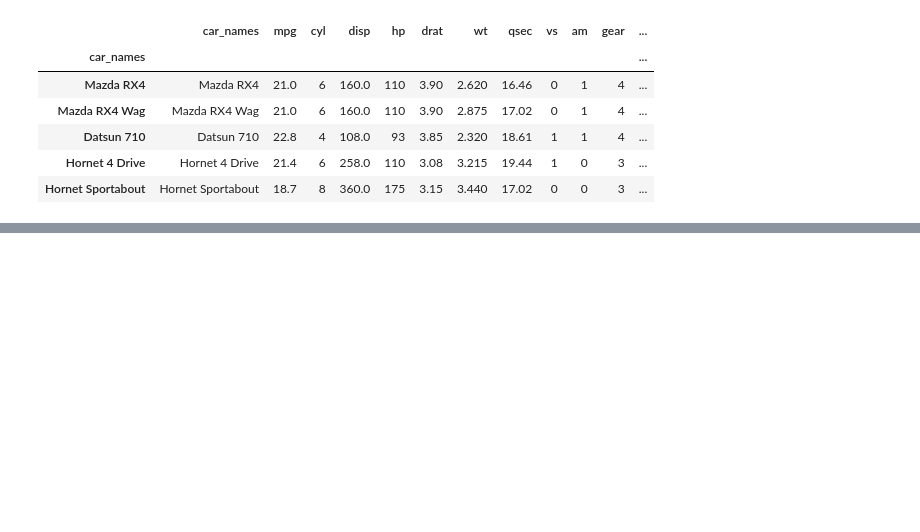
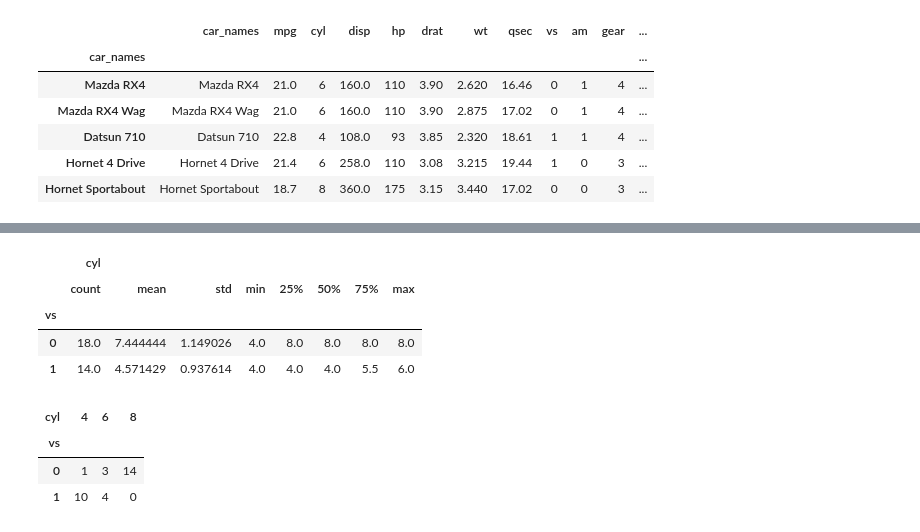
Before and after one commit to LasnamiWalid16/Python_Data_Science, a Jupyter notebook: Generating summary statistics.ipynb, the cells around one changed output, grey strips where cells are left out. Cells and saved outputs as stored; diff of their text form; code cells hidden in the pictures; blank space fills up the shorter version.

```diff
--- a/Generating summary statistics.ipynb
+++ b/Generating summary statistics.ipynb
@@ -43,0 +104,17 @@ cars.head()
+# %%
+test=cars[['cyl','vs']]
+vsgroup=test.groupby('vs')
+vsgroup.describe()
+# %% [output]
+|  | cyl |  |  |  |  |  |  |  |
+|  | count | mean | std | min | 25% | 50% | 75% | max |
+| vs |  |  |  |  |  |  |  |  |
+| 0 | 18.0 | 7.444444 | 1.149026 | 4.0 | 8.0 | 8.0 | 8.0 | 8.0 |
+| 1 | 14.0 | 4.571429 | 0.937614 | 4.0 | 4.0 | 4.0 | 5.5 | 6.0 |
+# %%
+pd.crosstab(cars['vs'],cars['cyl'])
+# %% [output]
+| cyl | 4 | 6 | 8 |
+| vs |  |  |  |
+| 0 | 1 | 3 | 14 |
+| 1 | 10 | 4 | 0 |
```
Also changed, not shown: parts of 8 cells of this notebook.
